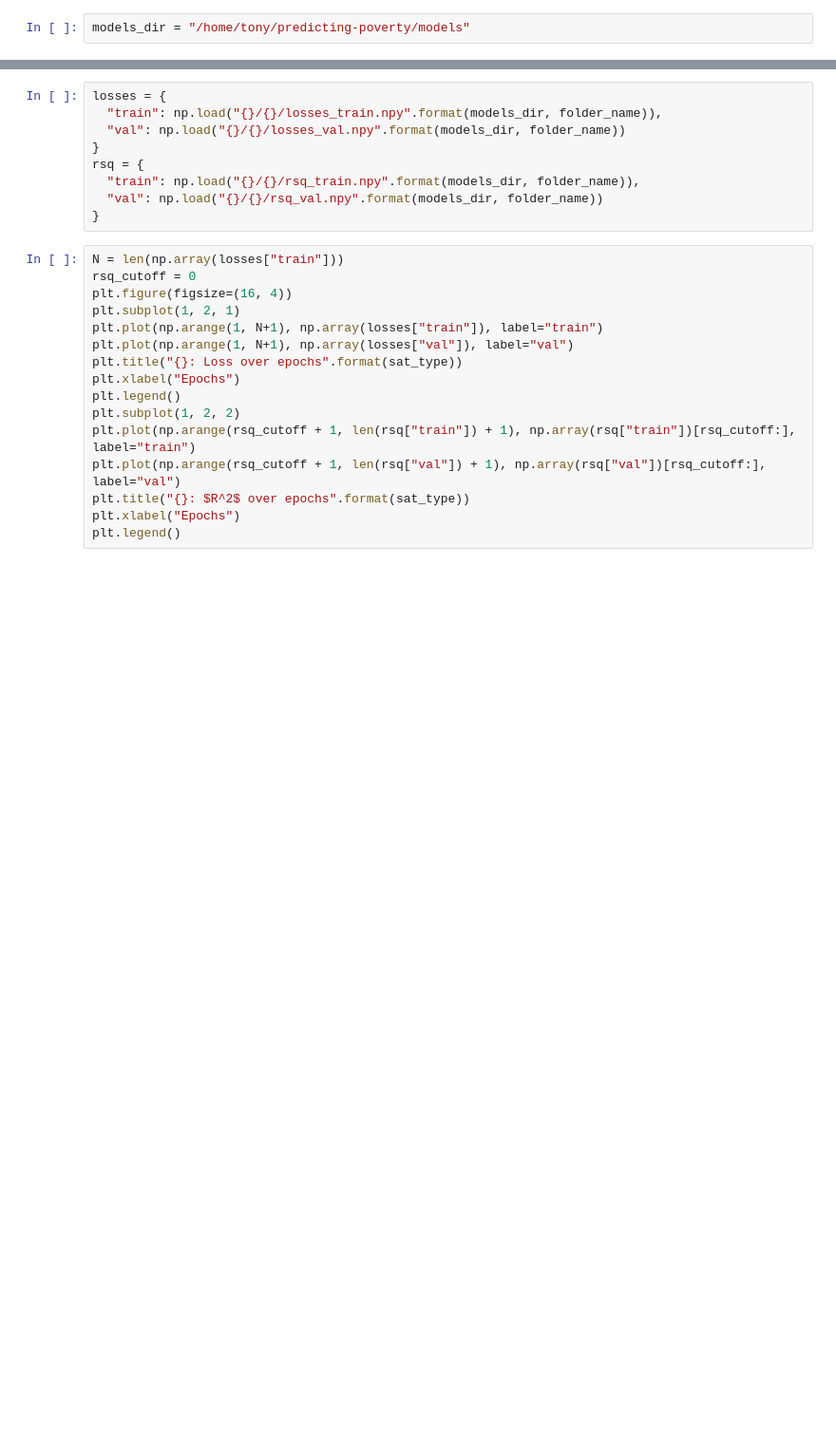
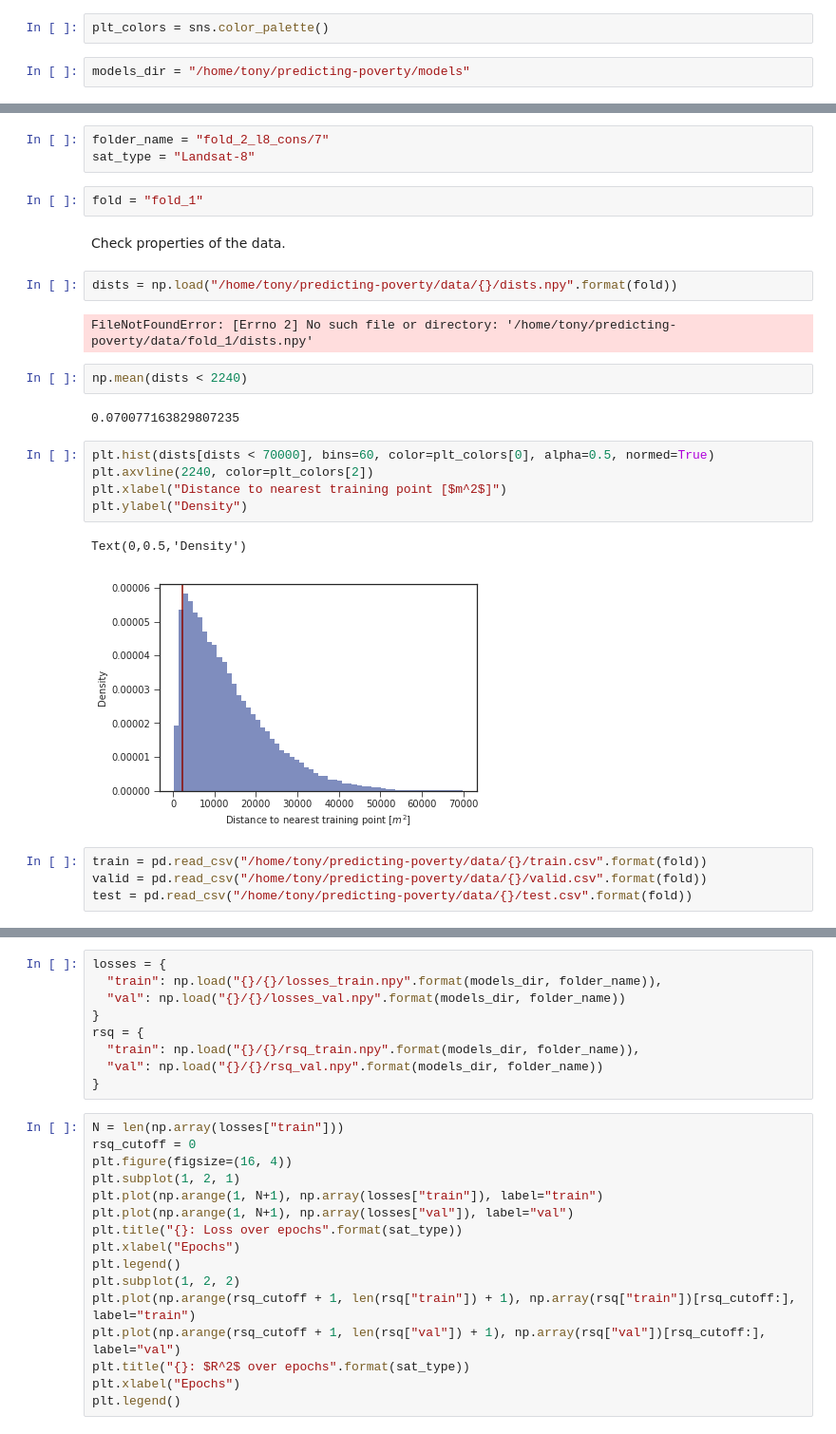
Before and after one commit to chrisyeh96/india-poverty, a Jupyter notebook: evaluation/eval.ipynb, the cells around one changed output, grey strips where cells are left out. Shown: that part at 95% size. Saved outputs shown, nothing was run; the diff lists cells and outputs as text; blank space fills up the shorter version.

```diff
--- a/evaluation/eval.ipynb
+++ b/evaluation/eval.ipynb
@@ -20,5 +20,7 @@ from scipy import stats
 # %%
 sns.set_style("ticks")
 sns.set_palette(sns.color_palette("dark", 8))
+# %%
+plt_colors = sns.color_palette()
 # %%
 models_dir = "/home/tony/predicting-poverty/models"
@@ -27,0 +27,27 @@ sat_type = "Sentinel-1"
+# %%
+folder_name = "fold_2_l8_cons/7"
+sat_type = "Landsat-8"
+# %%
+fold = "fold_1"
+# %% [markdown]
+Check properties of the data.
+# %%
+dists = np.load("/home/tony/predicting-poverty/data/{}/dists.npy".format(fold))
+# %% [output]
+FileNotFoundError: [Errno 2] No such file or directory: '/home/tony/predicting-poverty/data/fold_1/dists.npy'
+# %%
+np.mean(dists < 2240)
+# %% [output]
+0.070077163829807235
+# %%
+plt.hist(dists[dists < 70000], bins=60, color=plt_colors[0], alpha=0.5, normed=True)
+plt.axvline(2240, color=plt_colors[2])
+plt.xlabel("Distance to nearest training point [$m^2$]")
+plt.ylabel("Density")
+# %% [output]
+Text(0,0.5,'Density')
+[figure, added]
+# %%
+train = pd.read_csv("/home/tony/predicting-poverty/data/{}/train.csv".format(fold))
+valid = pd.read_csv("/home/tony/predicting-poverty/data/{}/valid.csv".format(fold))
+test = pd.read_csv("/home/tony/predicting-poverty/data/{}/test.csv".format(fold))
```
Also changed, not shown: parts of 8 cells of this notebook, 8 other files.
